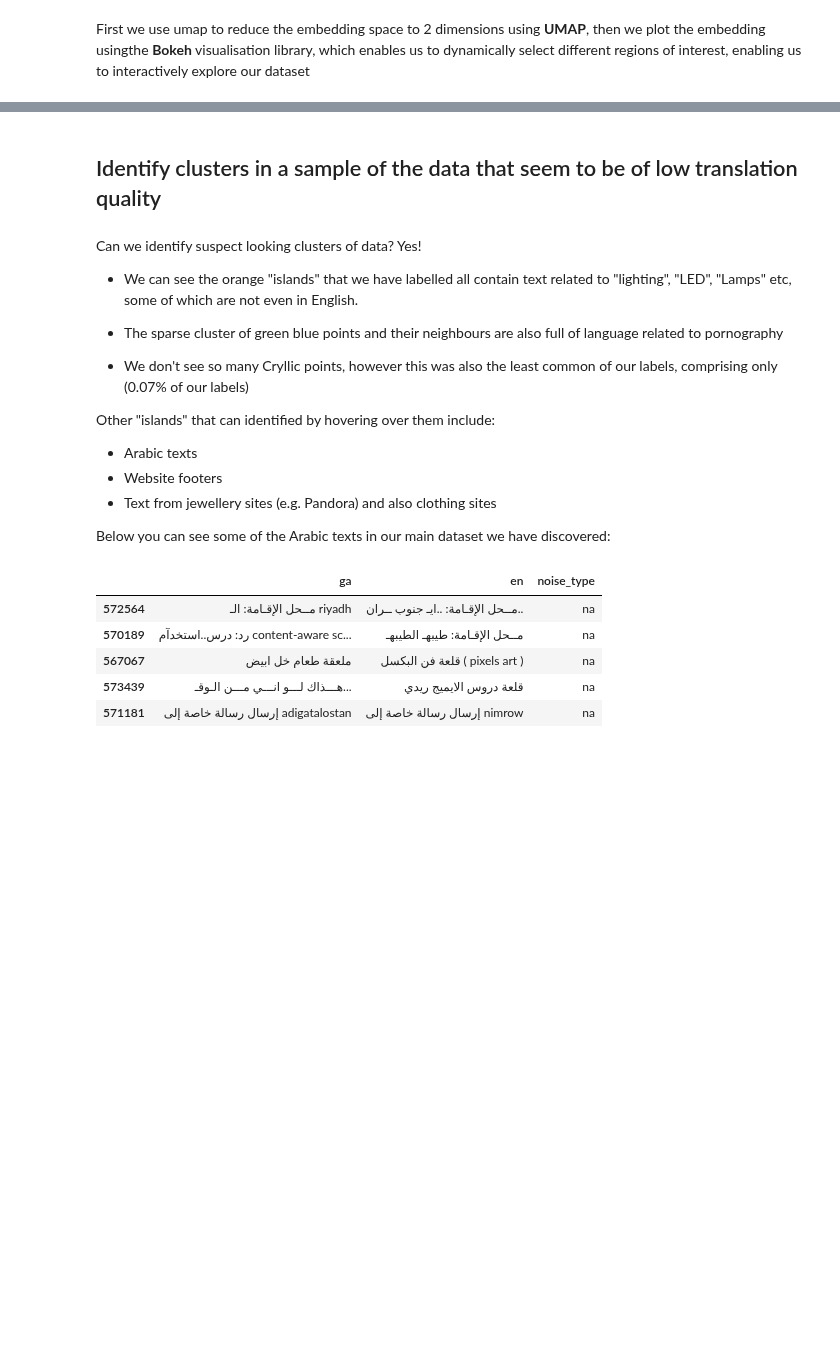
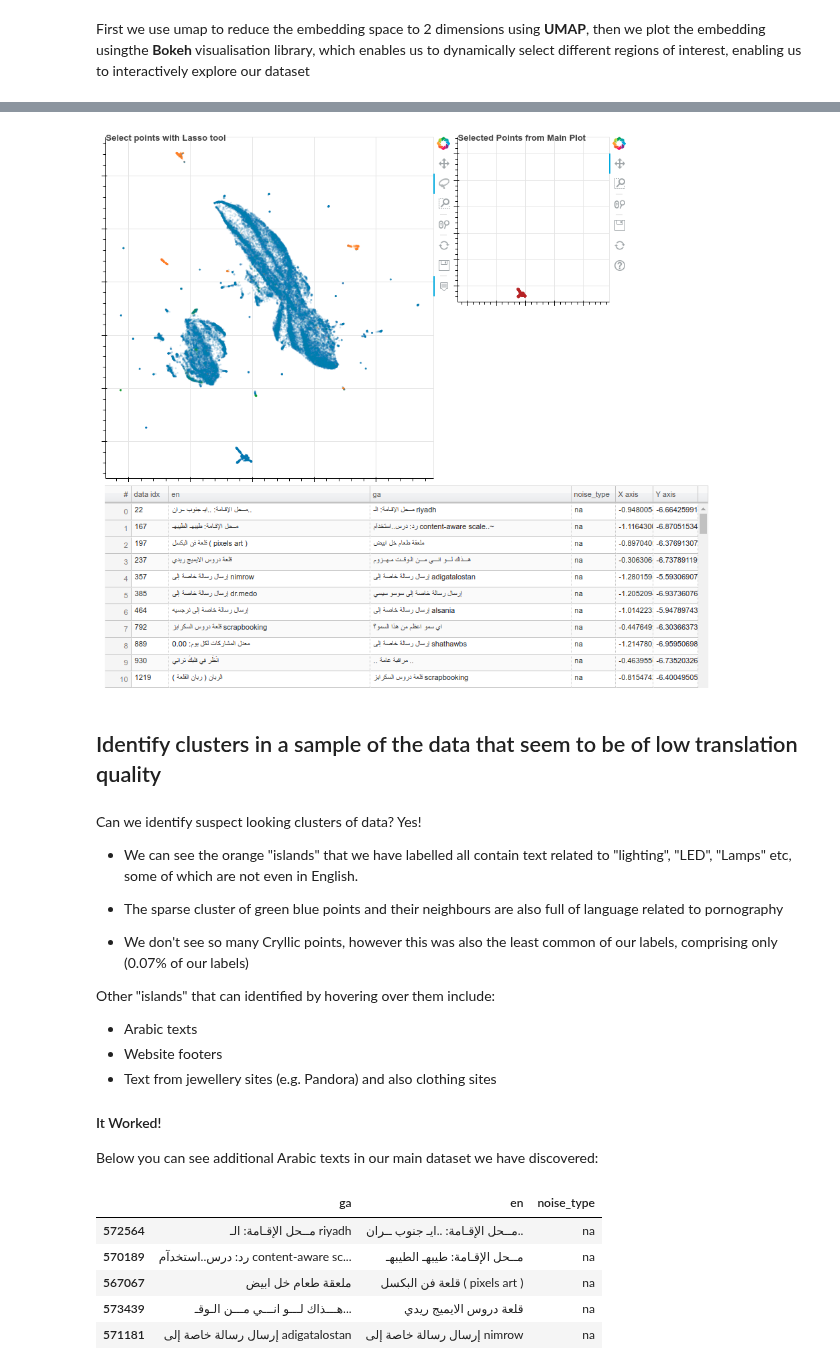
Before and after one commit to morganmcg1/ntentional, a Jupyter notebook: _notebooks/2020-06-29-Text-Cleaning-With-Clustering.ipynb, the cells around one changed output, grey strips where cells are left out. Saved outputs shown, nothing was run; the diff lists cells and outputs as text; code cells hidden in the pictures; blank space fills up the shorter version.

```diff
--- a/_notebooks/2020-06-29-Text-Cleaning-With-Clustering.ipynb
+++ b/_notebooks/2020-06-29-Text-Cleaning-With-Clustering.ipynb
@@ -416,3 +420,9 @@ OSError: [Errno 12] Cannot allocate memory
+# %%
+#hide_input
+from IPython.display import Image
+Image(filename='my_icons/20200629_text_clustering/bokeh_viz.png')
+# %% [output]
+[figure, added]
 # %% [markdown]
 ## Identify clusters in a sample of the data that seem to be of low translation quality
 # %% [markdown]
@@ -429,8 +439,8 @@ Other "islands" that can identified by hovering over them include:
 - Website footers
 - Text from jewellery sites (e.g. Pandora) and also clothing sites
 
-
-Below you can see some of the Arabic texts in our main dataset we have discovered:
+#### It Worked!
+Below you can see additional Arabic texts in our main dataset we have discovered:
 # %%
 #hide_input
 # PULL SELECTED DATA FROM PLOT INTO DATAFRAME
```
Also changed, not shown: parts of 6 cells of this notebook.
